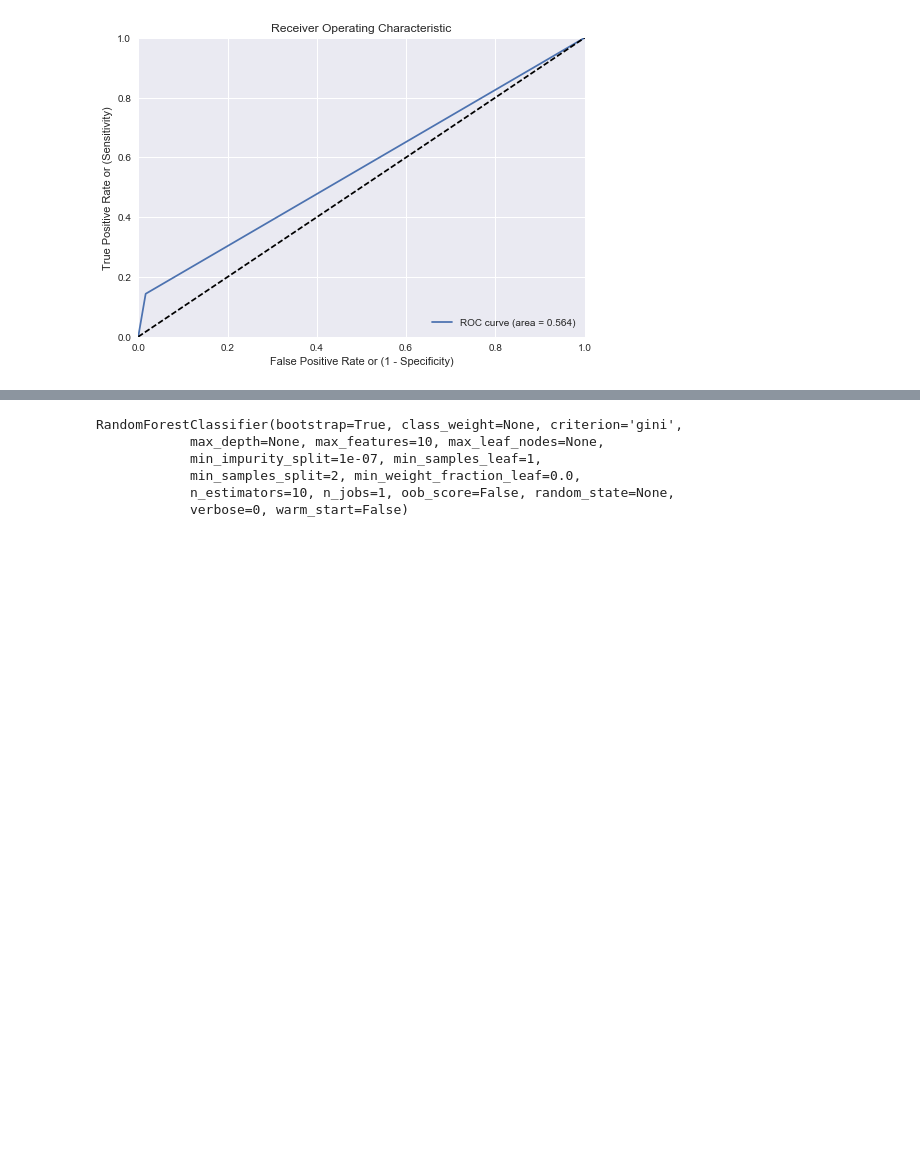
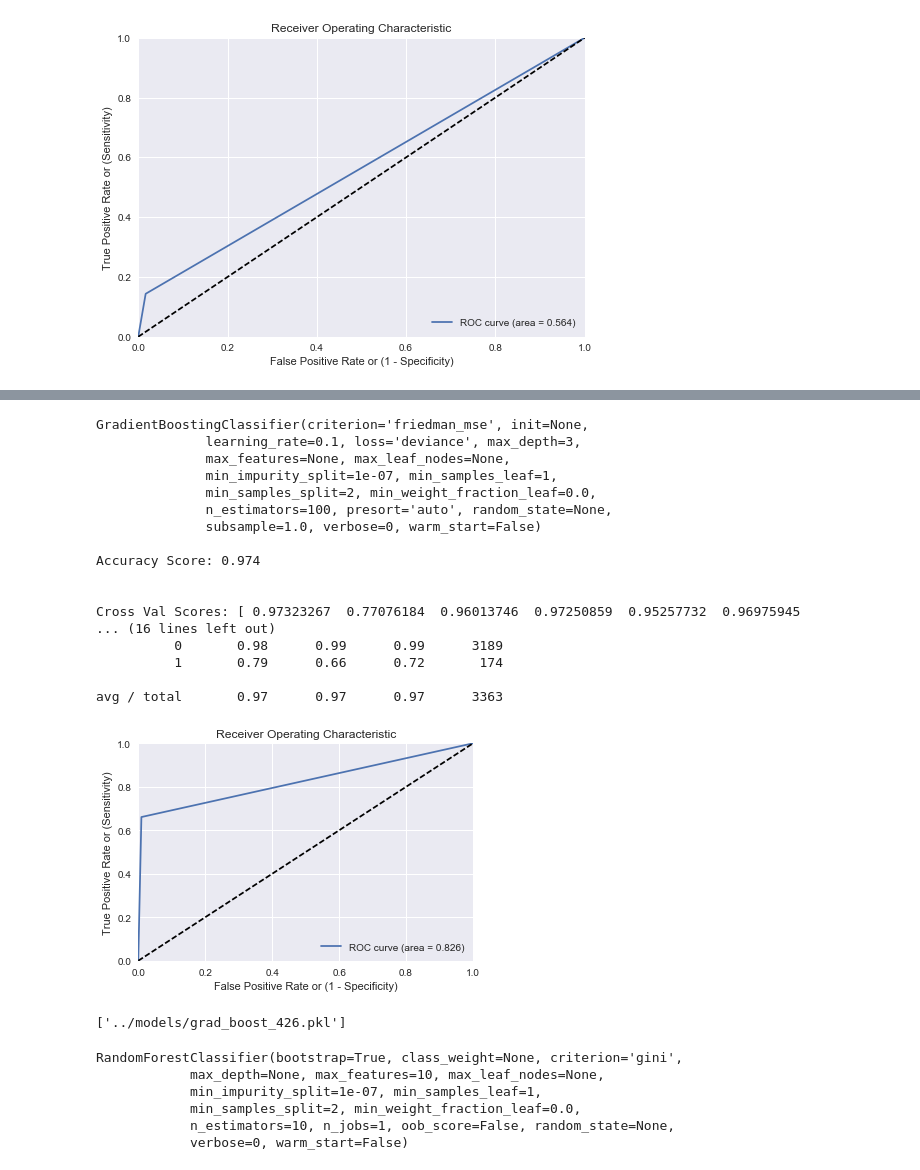
Before and after one commit to austinbrian/skeeter_patrol, a Jupyter notebook: code/BDA-modeling-2.ipynb, the cells around one changed output, grey strips where cells are left out. Saved outputs shown, nothing was run; the diff lists cells and outputs as text; code cells hidden in the pictures; blank space fills up the shorter version.

```diff
--- a/code/BDA-modeling-2.ipynb
+++ b/code/BDA-modeling-2.ipynb
@@ -147,3 +203,32 @@ avg / total       0.93      0.94      0.93      3363
+# %%
+from sklearn.ensemble import GradientBoostingClassifier
+from sklearn.externals import joblib
+clf = GradientBoostingClassifier()
+evaluate_model(clf)
+# %% [output]
+GradientBoostingClassifier(criterion='friedman_mse', init=None,
+              learning_rate=0.1, loss='deviance', max_depth=3,
+              max_features=None, max_leaf_nodes=None,
+              min_impurity_split=1e-07, min_samples_leaf=1,
+              min_samples_split=2, min_weight_fraction_leaf=0.0,
+              n_estimators=100, presort='auto', random_state=None,
+              subsample=1.0, verbose=0, warm_start=False)
+
+Accuracy Score: 0.974
+
+
+Cross Val Scores: [ 0.97323267  0.77076184  0.96013746  0.97250859  0.95257732  0.96975945
+... (16 lines left out)
+          0       0.98      0.99      0.99      3189
+          1       0.79      0.66      0.72       174
+
+avg / total       0.97      0.97      0.97      3363
+[figure, added]
+# %%
+from sklearn.externals import joblib
+joblib.dump(clf,'../models/grad_boost_426.pkl')
+# %% [output]
+['../models/grad_boost_426.pkl']
 # %%
 rf.fit(X_train,y_train)
 # %% [output]
```
Also changed, not shown: parts of 10 cells of this notebook, 5 other files.
